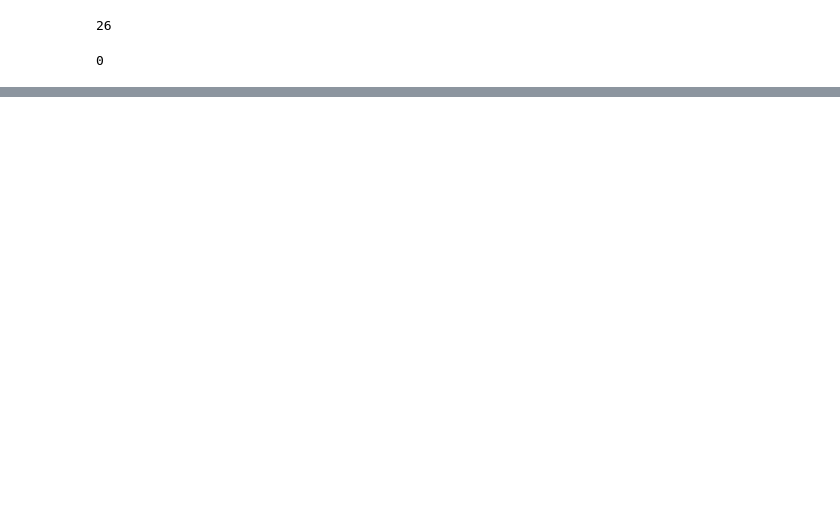
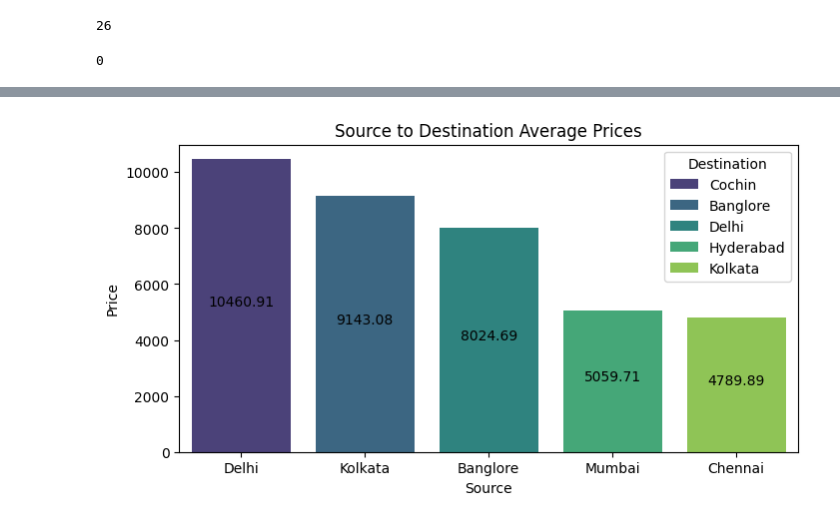
Before and after one commit to Akshay-Paunikar/EDA_and_Feature_Engineering, a Jupyter notebook: Day_3_Flight_Price_Prediction/Flight_Price_Prediction.ipynb, the cells around one changed output, grey strips where cells are left out. Drawn from its saved outputs; the diff is of its cells as text; code cells hidden in the pictures; blank space fills up the shorter version.

```diff
--- a/Day_3_Flight_Price_Prediction/Flight_Price_Prediction.ipynb
+++ b/Day_3_Flight_Price_Prediction/Flight_Price_Prediction.ipynb
@@ -395,0 +523,4 @@ test.head()
+# %%
+# Source to Destination Average Prices
+source_avg_price = train.groupby(['Source', 'Destination'])['Price'].mean().round(2).sort_values(ascending=False).reset_index()
+source_avg_price
@@ -395,0 +534,16 @@ test.head()
+# %%
+# let's visualize above data
+# function to add value labels
+def add_labels(x,y):
+    for i in range(len(x)):
+        plt.text(i, y[i]//2, y[i], ha='center')
+if __name__=='__main__':
+    x = source_avg_price['Source'].values
+    y = source_avg_price['Price'].values
+    plt.figure(figsize=(8,4))
+    sns.barplot(x='Source',y='Price', hue='Destination', data=source_avg_price, ci=None, dodge=False, estimator=np.mean, palette='viridis')
+    add_labels(x,y)
+    plt.title("Source to Destination Average Prices")
+    plt.show()
+# %% [output]
+[figure, added]
```
Also changed, not shown: parts of 31 cells of this notebook.
